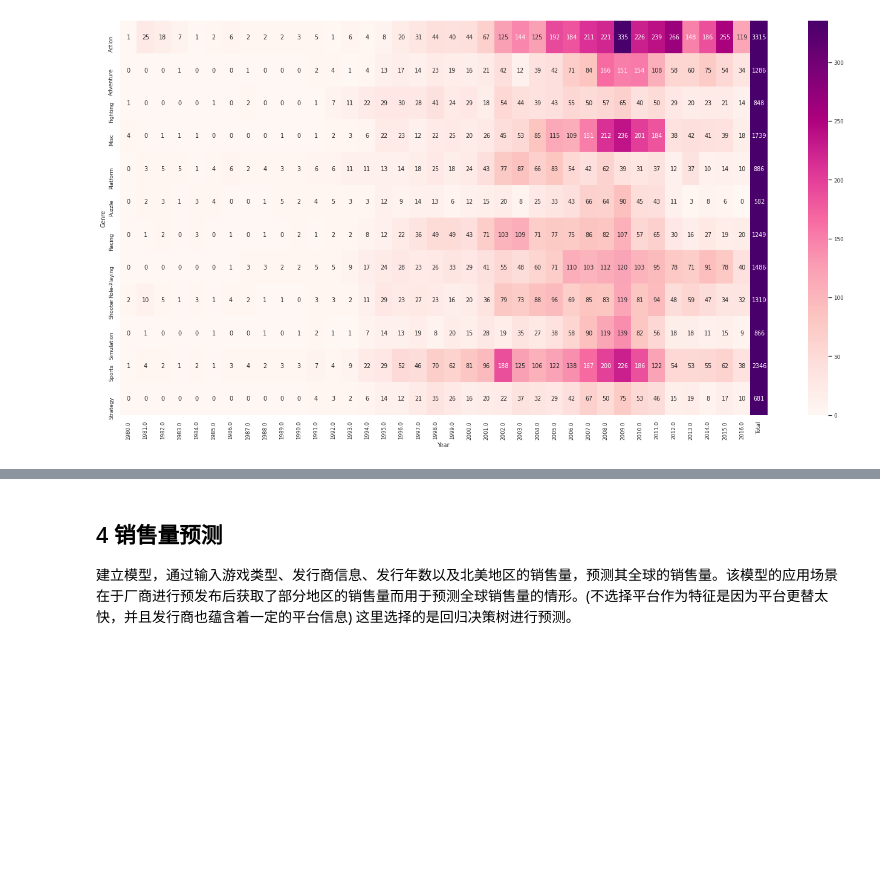
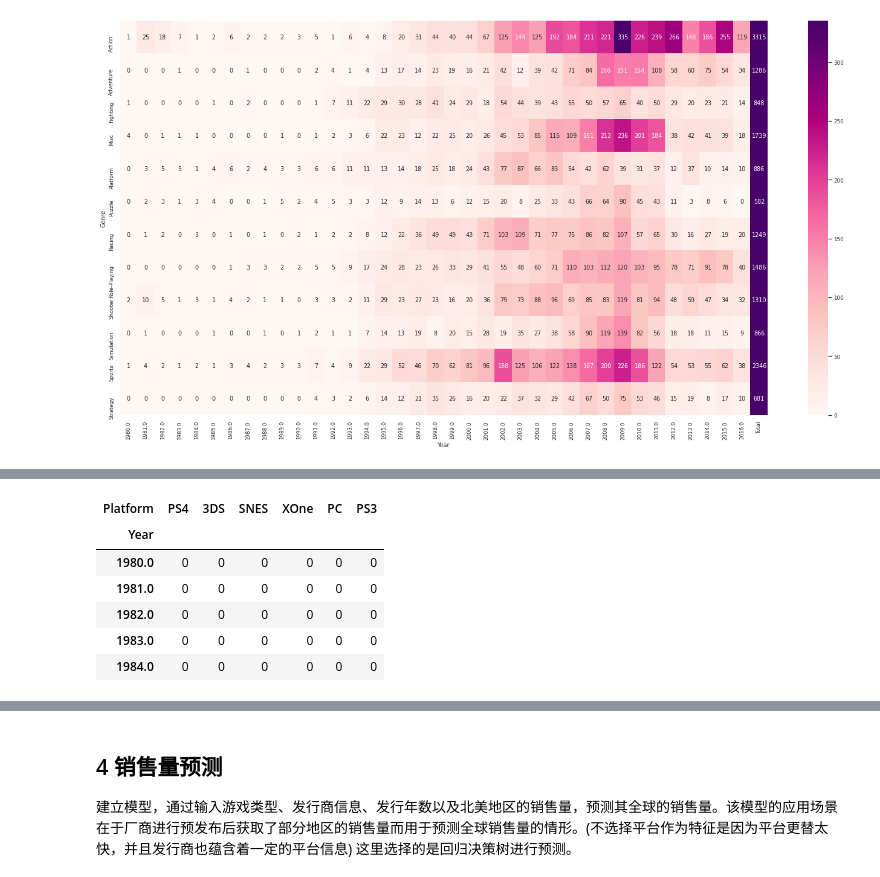
Before and after one commit to PluckySaltyfish/DataMiningClass, a Jupyter notebook: Assignment9/vgs.ipynb, the cells around one changed output, grey strips where cells are left out. Saved outputs shown, nothing was run; the diff lists cells and outputs as text; code cells hidden in the pictures; blank space fills up the shorter version.

```diff
--- a/Assignment9/vgs.ipynb
+++ b/Assignment9/vgs.ipynb
@@ -242,0 +285,14 @@ plt.show()
+# %%
+pyt = pd.DataFrame(py.values.T, index=py.columns, columns=py.index)
+platform_list = ['PS4', '3DS', 'SNES',  'XOne', 'PC', 'PS3']
+pyt = pyt.loc[:,platform_list ]
+pyt = pyt.drop('Total')
+pyt.head()
+# %% [output]
+| Platform | PS4 | 3DS | SNES | XOne | PC | PS3 |
+| Year |  |  |  |  |  |  |
+| 1980.0 | 0 | 0 | 0 | 0 | 0 | 0 |
+| 1981.0 | 0 | 0 | 0 | 0 | 0 | 0 |
+| 1982.0 | 0 | 0 | 0 | 0 | 0 | 0 |
+| 1983.0 | 0 | 0 | 0 | 0 | 0 | 0 |
+| 1984.0 | 0 | 0 | 0 | 0 | 0 | 0 |
```
Also changed, not shown: parts of 10 cells of this notebook.
